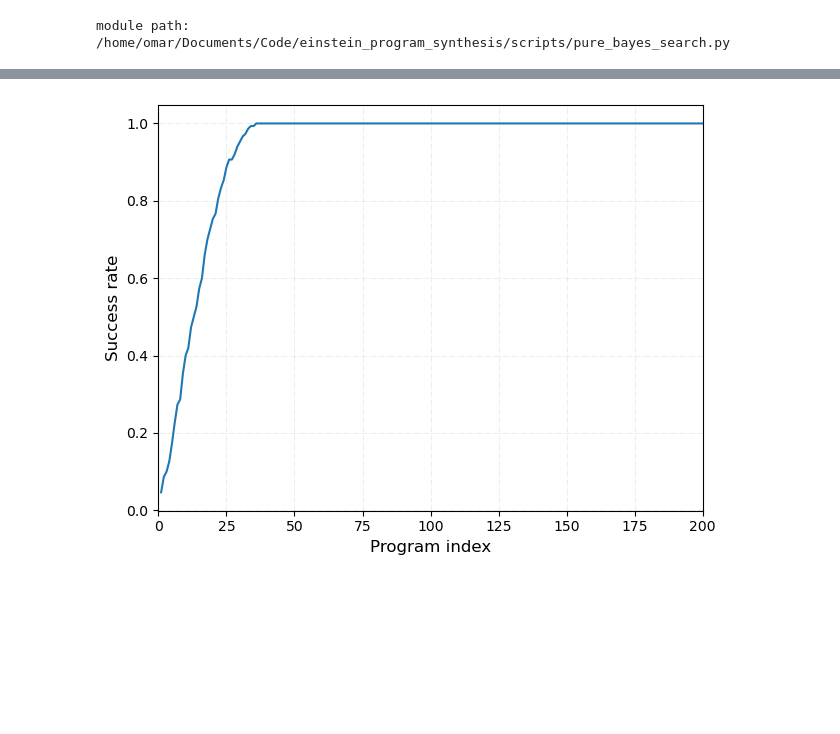
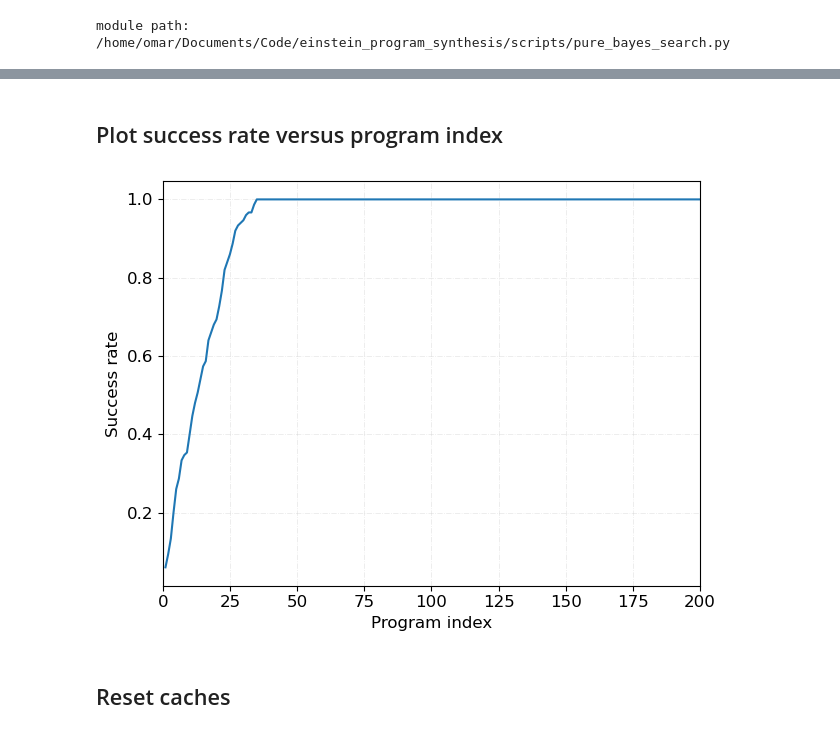
Before and after one commit to omalagui/einstein_program_synthesis, a Jupyter notebook: notebooks/pure_bayes_search_demo.ipynb, the cells around one changed output, grey strips where cells are left out. Cells and saved outputs as stored; diff of their text form; code cells hidden in the pictures; blank space fills up the shorter version.

```diff
--- a/notebooks/pure_bayes_search_demo.ipynb
+++ b/notebooks/pure_bayes_search_demo.ipynb
@@ -69,17 +68,9 @@ pbs.VERBOSE   = True
 # %%
 import cProfile, pstats, io, time
 
-N_RUNS = 150
-
 t0 = time.perf_counter()
 
-results = pbs.run_experiments(
-    N_RUNS,
-    max_samples=pbs.MAX_SAMPLES,
-    n_dedupe=pbs.N_DEDUPES,
-    parallel=False
-)
-
+results = pbs.run_experiments(N_RUNS, max_samples=pbs.MAX_SAMPLES, n_dedupe=pbs.N_DEDUPES, parallel=False)
 
 t1 = time.perf_counter()
 print(f"\n✅ Total elapsed time: {t1 - t0:.2f} seconds")
@@ -104,6 +97,6 @@ Run  12: ✅ reached at chain 1
 # %%
-success_indices = [r for r in results if r is not None]
+success_indices_pure_bayes = [r for r in results if r is not None]
 print("All program-indices at which the goal was met:")
-print(success_indices)
+print(success_indices_pure_bayes)
 # %% [output]
 All program-indices at which the goal was met:
@@ -131,20 +246,53 @@ else:
+# %% [markdown]
+## Plot success rate versus program index
 # %%
-import numpy as np, matplotlib.pyplot as plt
-xmax = pbs.MAX_SAMPLES
-x = np.arange(1, xmax + 1)
-succ = np.array(success_indices, dtype=int)
-rate = np.array([(succ <= k).sum() for k in x]) / max(len(results), 1)
+import numpy as np
+import matplotlib.pyplot as plt
 
+# Given success indices from this batch
+success_array = np.array(success_indices_pure_bayes, dtype=int)
+max_program = pbs.MAX_SAMPLES  # x-axis limit (your sampling budget)
+
+# X axis: program indices 1..max_program
+x = np.arange(1, max_program + 1)
+
+# Cumulative success rate at each program index k
+success_rate = np.array([(success_array <= k).sum() for k in x]) / max(N_RUNS, 1)
+
+# Plot
 plt.figure()
-plt.plot(x, rate)
+plt.plot(x, success_rate)
 plt.xlabel("Program index", fontsize=12)
 plt.ylabel("Success rate", fontsize=12)
-plt.xlim(0, xmax)
-plt.grid(True, color="#CCCCCC", linewidth=0.6, linestyle='-.', alpha=0.4)
+# plt.title("Success Rate over Program Index")
+
+# Bigger tick labels
+plt.xticks(fontsize=12)
+plt.yticks(fontsize=12)
+
+# Force x-axis from 0 to max_program
+plt.xlim(0, max_program)
+
+# Grid a bit darker/heavier (like your screenshot)
+plt.grid(
+    True,
+    color="#CCCCCC",   # darker gray
+    linewidth=0.6,     # slightly thicker
+    linestyle='-.',    # dashed-dot
+    alpha=0.4          # more opaque
+)
+
+# Optional: remove top & right spines
+# ax = plt.gca()
+# ax.spines['top'].set_visible(False)
+# ax.spines['right'].set_visible(False)
+
 plt.tight_layout()
 plt.show()
 # %% [output]
-[figure, old version]
+[figure, new version]
+# %% [markdown]
+## Reset caches
 # %%
 pbs.expr_to_str.cache_clear()
 pbs.closeness_cached.cache_clear()
```
Also changed, not shown: parts of 17 cells of this notebook, 4 other files.
